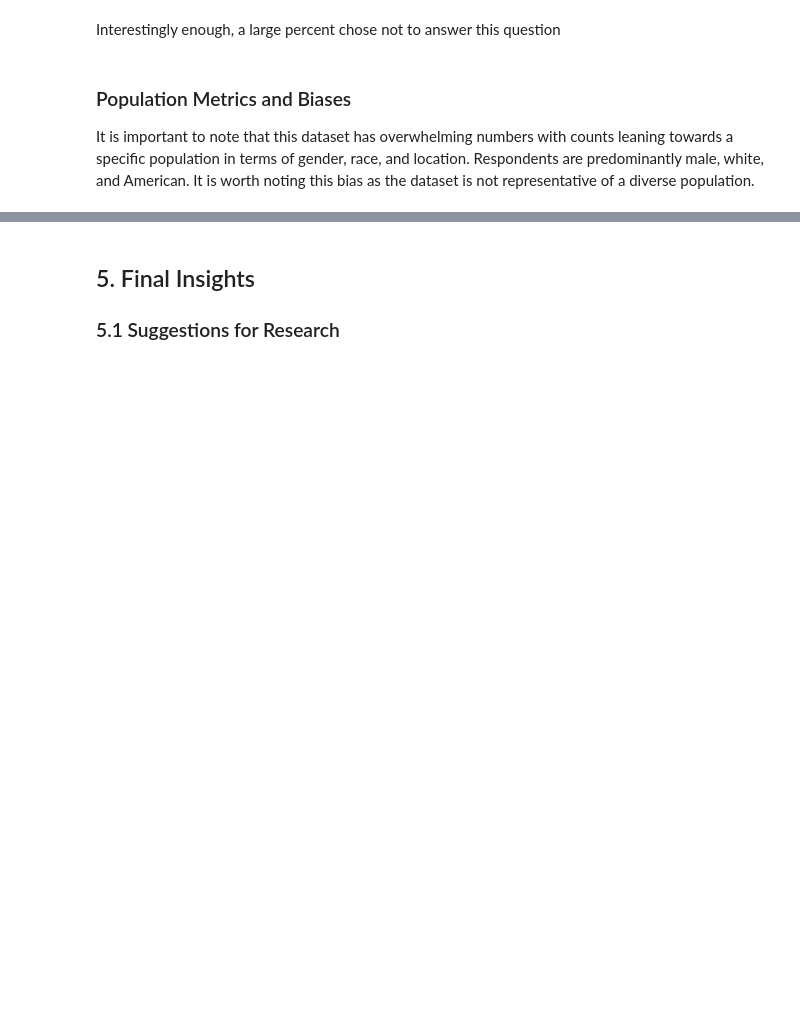
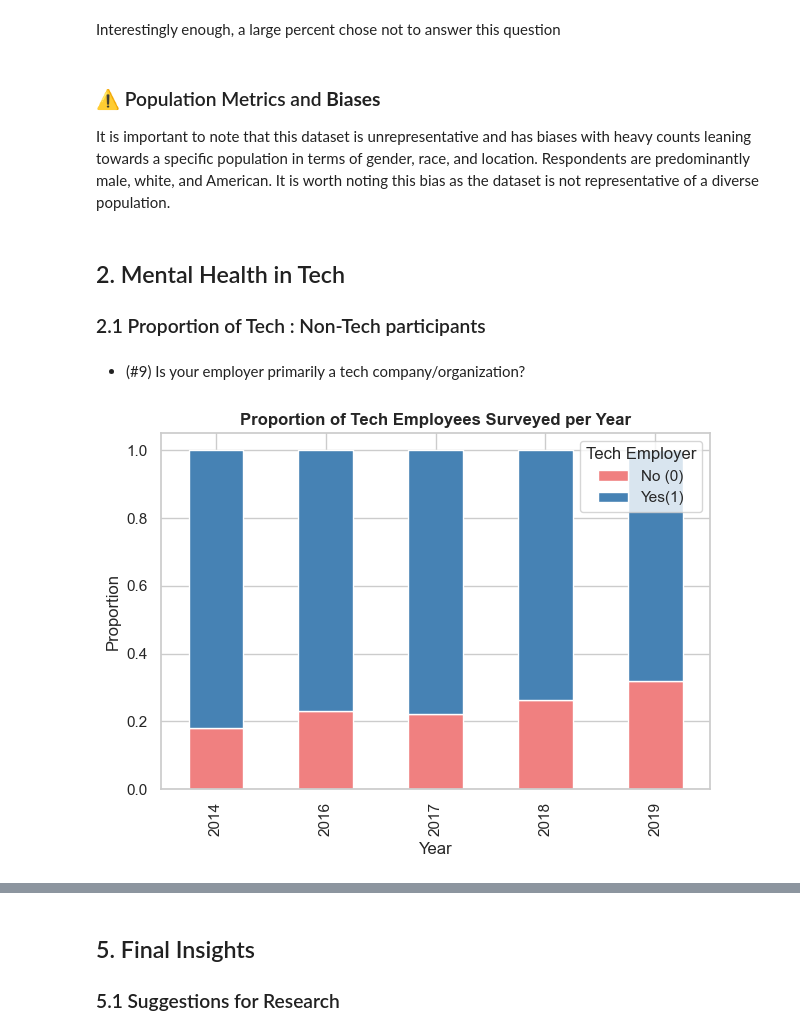
Before and after one commit to giddygarcia/Mental-Health-In-Tech, a Jupyter notebook: mental-health.ipynb, the cells around one changed output, grey strips where cells are left out. Cells and saved outputs as stored; diff of their text form; code cells hidden in the pictures; blank space fills up the shorter version.

```diff
--- a/mental-health.ipynb
+++ b/mental-health.ipynb
@@ -9,6 +9,7 @@ import numpy as np
 import matplotlib.pyplot as plt
 %matplotlib inline
 import seaborn as sns
+sns.set_style("darkgrid")
 import re
 # %%
 import sqlite3 as sql
@@ -379,6 +385,12 @@ plt.show()
 # %% [markdown]
 Interestingly enough, a large percent chose not to answer this question
 # %% [markdown]
-### Population Metrics and Biases
+### ⚠️ Population Metrics and **Biases**
 
-It is important to note that this dataset has overwhelming numbers with counts leaning towards a specific population in terms of gender, race, and location. Respondents are predominantly male, white, and American. It is worth noting this bias as the dataset is not representative of a diverse population.
+It is important to note that this dataset is unrepresentative and has biases with heavy counts leaning towards a specific population in terms of gender, race, and location. Respondents are predominantly male, white, and American. It is worth noting this bias as the dataset is not representative of a diverse population.
+# %% [markdown]
+## 2. Mental Health in Tech
+
+### 2.1 Proportion of Tech : Non-Tech participants
+# %% [markdown]
+- (#9) Is your employer primarily a tech company/organization?
@@ -384,0 +406,17 @@ It is important to note that this dataset has overwhelming numbers with counts l
+# %%
+df['prop'] = df['count'] / df.groupby('year')['count'].transform('sum')
+
+df_pivot = df.pivot(index='year', columns='tech_company', values='prop').fillna(0)
+
+sns.set_theme(style="whitegrid")
+
+df_pivot.plot(kind='bar', stacked=True, color=['lightcoral', 'steelblue'])
+
+plt.title('Proportion of Tech Employees Surveyed per Year', weight='bold')
+plt.xlabel('Year')
+plt.ylabel('Proportion')
+plt.legend(title='Tech Employer', labels=['No (0)', 'Yes(1)'])
+plt.tight_layout()
+plt.show()
+# %% [output]
+[figure, added]
```
Also changed, not shown: parts of 57 cells of this notebook.
